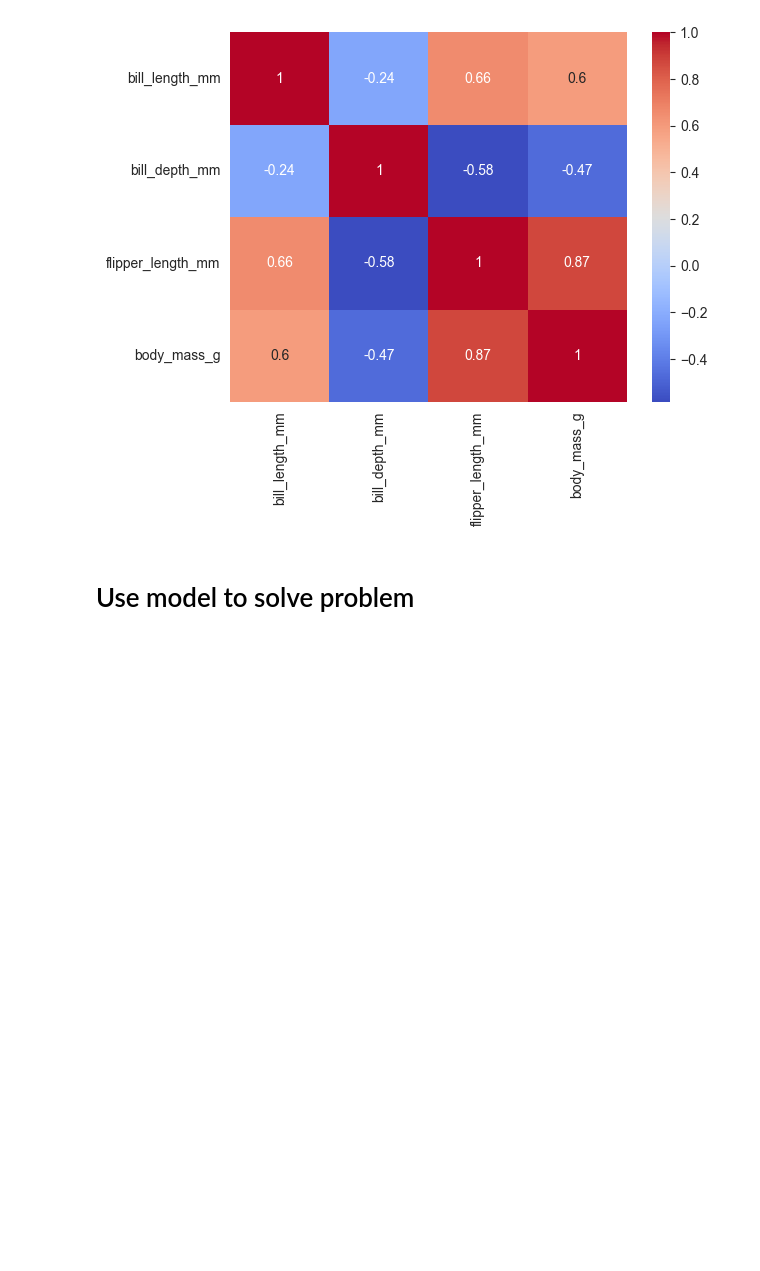
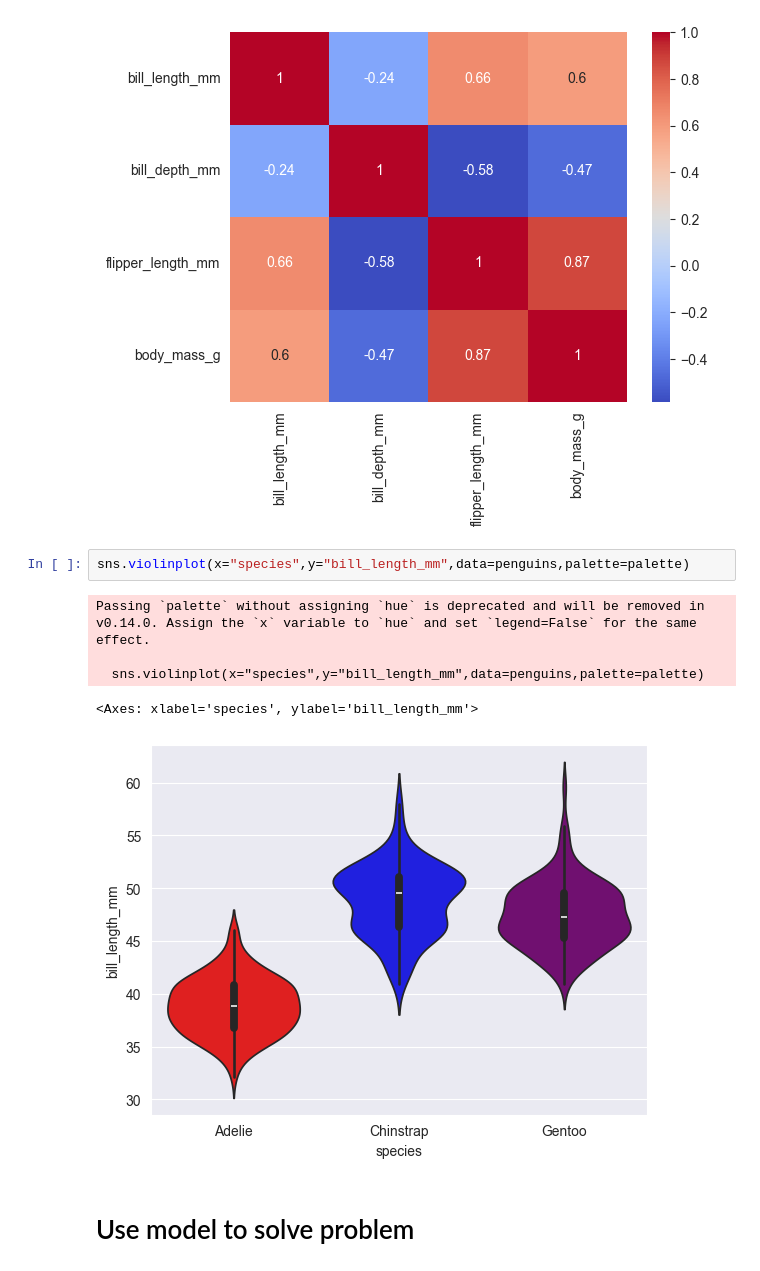
Before and after one commit to Qipu1220/PenguinClassification, a Jupyter notebook: BT1_23521672.ipynb, the cells around one changed output. Cells and saved outputs as stored; diff of their text form; blank space fills up the shorter version.

```diff
--- a/BT1_23521672.ipynb
+++ b/BT1_23521672.ipynb
@@ -260,6 +260,14 @@ sns.heatmap(data=penguins[['bill_length_mm', 'bill_depth_mm','flipper_length_mm'
 # %% [output]
 <Axes: >
 [figure]
+# %%
+sns.violinplot(x="species",y="bill_length_mm",data=penguins,palette=palette)
+# %% [output]
+Passing `palette` without assigning `hue` is deprecated and will be removed in v0.14.0. Assign the `x` variable to `hue` and set `legend=False` for the same effect.
+
+  sns.violinplot(x="species",y="bill_length_mm",data=penguins,palette=palette)
+<Axes: xlabel='species', ylabel='bill_length_mm'>
+[figure, added]
 # %% [markdown]
 # Use model to solve problem
 # %% [markdown]
```
Also changed, not shown: parts of 5 cells of this notebook, 1 other file.
